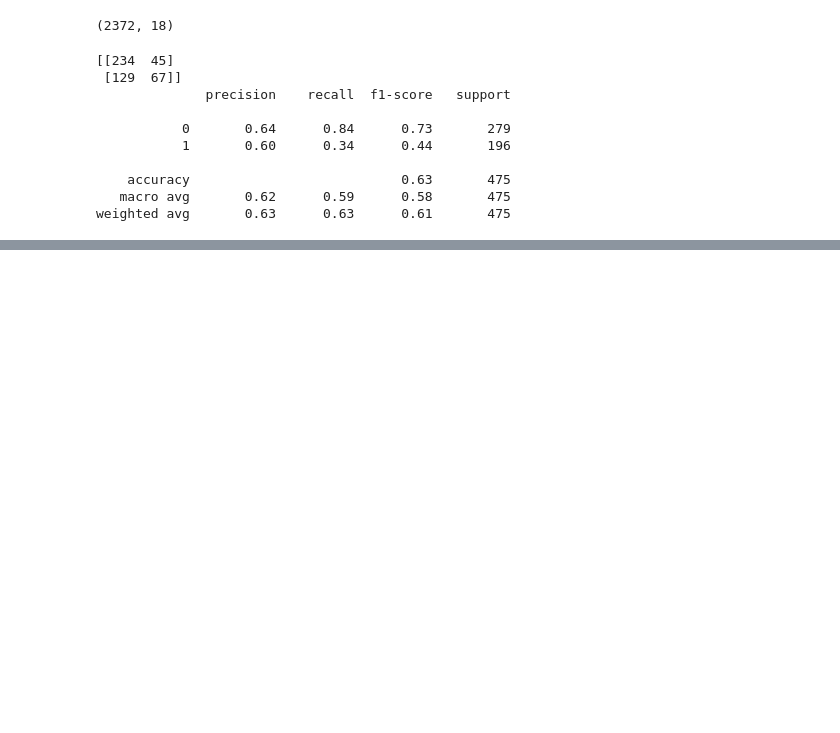
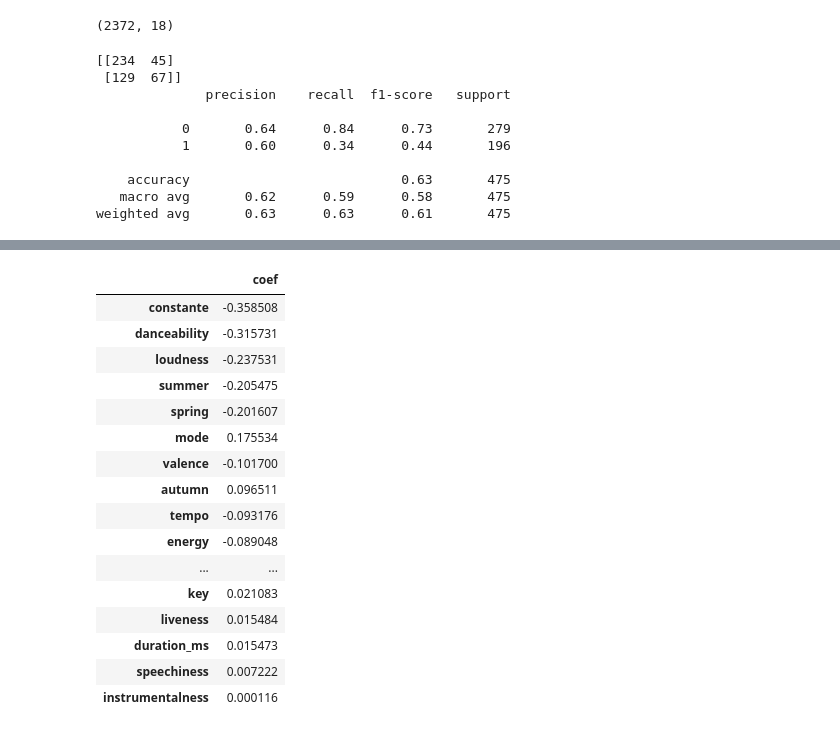
Before and after one commit to JustNao/NF21, a Jupyter notebook: logistic_r_test.ipynb, the cells around one changed output, grey strips where cells are left out. Drawn from its saved outputs; the diff is of its cells as text; code cells hidden in the pictures; blank space fills up the shorter version.

```diff
--- a/logistic_r_test.ipynb
+++ b/logistic_r_test.ipynb
@@ -104,0 +124,24 @@ weighted avg       0.63      0.63      0.61       475
+# %%
+# Affichage des coefficients
+pd.DataFrame(np.concatenate([model.named_steps['logisticregression'].intercept_.reshape(-1,1),
+ model.named_steps['logisticregression'].coef_],axis=1),
+ index = ["coef"],
+ columns = ["constante"]+list(X.columns)).T.sort_values(by="coef",ascending=False, key=abs)
+# %% [output]
+|  | coef |
+| constante | -0.358508 |
+| danceability | -0.315731 |
+| loudness | -0.237531 |
+| summer | -0.205475 |
+| spring | -0.201607 |
+| mode | 0.175534 |
+| valence | -0.101700 |
+| autumn | 0.096511 |
+| tempo | -0.093176 |
+| energy | -0.089048 |
+| ... | ... |
+| key | 0.021083 |
+| liveness | 0.015484 |
+| duration_ms | 0.015473 |
+| speechiness | 0.007222 |
+| instrumentalness | 0.000116 |
```
Also changed, not shown: parts of 3 cells of this notebook.
